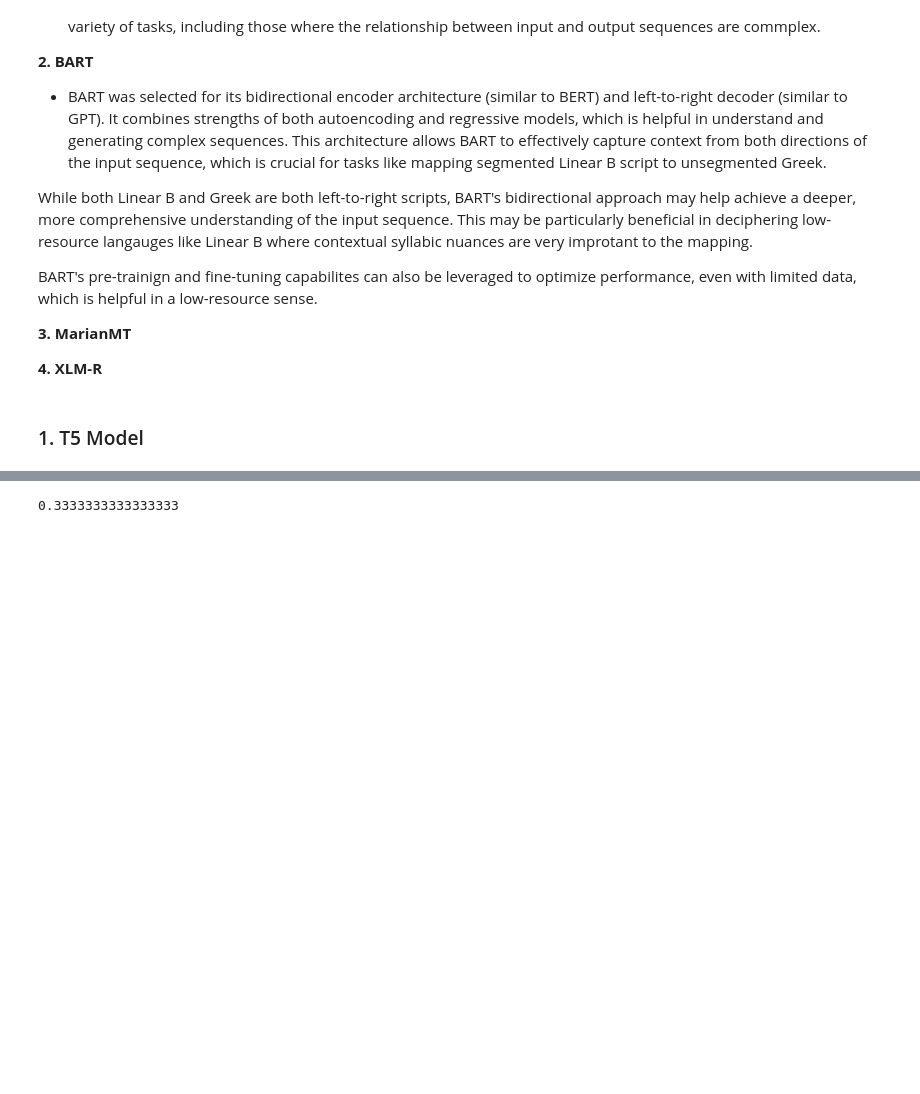
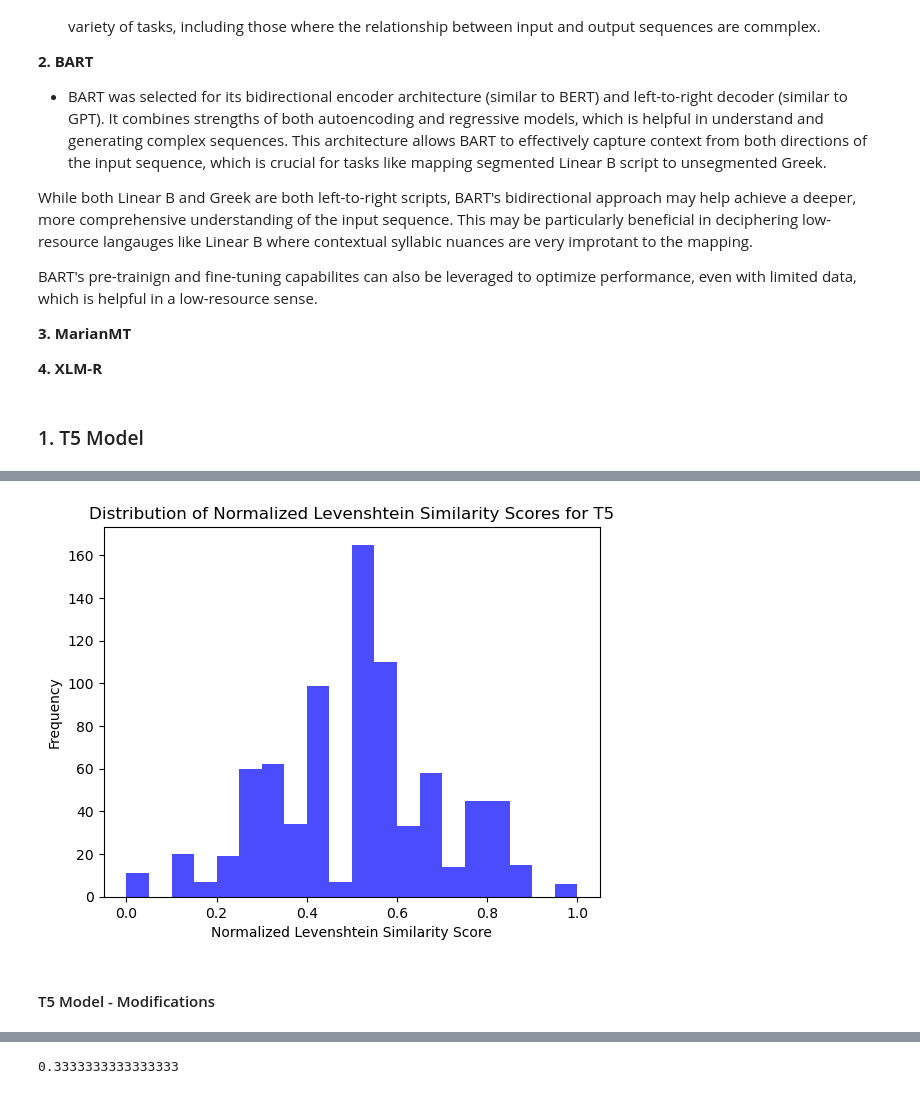
Before and after one commit to sekretaryuk/w266-final-project, a Jupyter notebook: lineara_workfile_5.ipynb, the cells around one changed output, grey strips where cells are left out. Cells and saved outputs as stored; diff of their text form; code cells hidden in the pictures; blank space fills up the shorter version.

```diff
--- a/lineara_workfile_5.ipynb
+++ b/lineara_workfile_5.ipynb
@@ -917,0 +928,9 @@ Epoch 4, Loss: 1.7546330847238238
+# %%
+test_input_texts = ["translate LinearB to Greek: " + str(entry) for entry in T5_data_linearb_names_test['linear_b_transliterated_sep']]
+test_inputs = tokenizer(test_input_texts, return_tensors='pt', padding=True, truncation=True)
+
+# Evaluate
+model.eval()
+with torch.no_grad():
+    test_inputs = {k: v for k, v in test_inputs.items()}
+    test_summary_ids = model.generate(test_inputs['input_ids'], num_beams=4, no_repeat_ngram_size=2, max_length=50)
@@ -917,0 +1018,14 @@ Epoch 4, Loss: 1.7546330847238238
+# %%
+# Extract the 'Best Levenshtein Similarity Score' column values
+lev_similarity_scores = comparison_df['Best Levenshtein Similarity Score'].values
+
+# Plot histogram of normalized Levenshtein similarity scores
+plt.hist(lev_similarity_scores, bins=20, color='blue', alpha=0.7)
+plt.title('Distribution of Normalized Levenshtein Similarity Scores for T5')
+plt.xlabel('Normalized Levenshtein Similarity Score')
+plt.ylabel('Frequency')
+plt.show()
+# %% [output]
+[figure, added]
+# %% [markdown]
+#### T5 Model - Modifications
```
Also changed, not shown: parts of 23 cells of this notebook.
